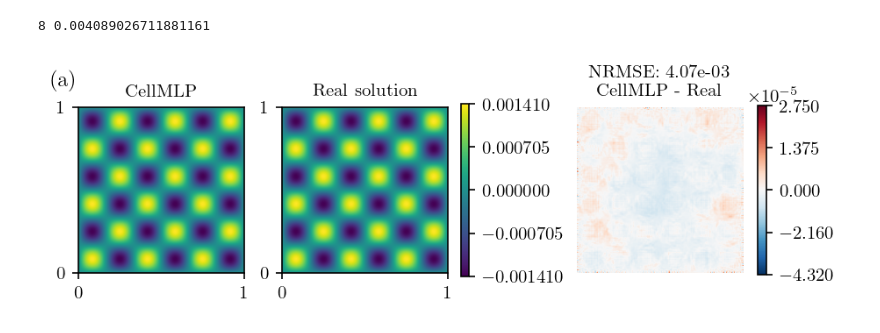
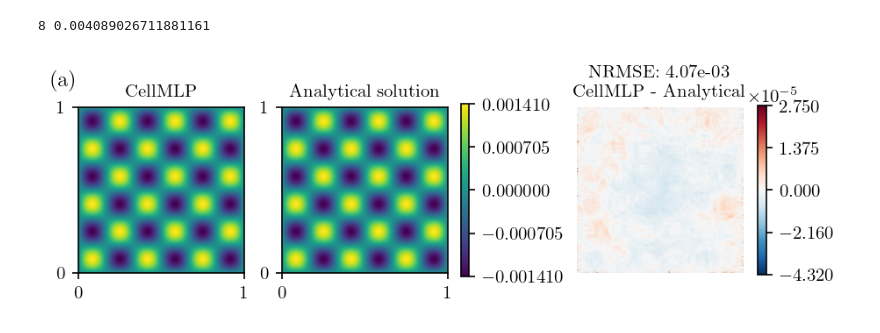
Before and after one commit to YuxiangGao0321/Cell-based-MLP, a Jupyter notebook: main/High_frequency_Poisson/plot_paper.ipynb, the cells around one changed output. Saved outputs shown, nothing was run; the diff lists cells and outputs as text; code cells hidden in the pictures.

```diff
--- a/main/High_frequency_Poisson/plot_paper.ipynb
+++ b/main/High_frequency_Poisson/plot_paper.ipynb
@@ -284,7 +284,7 @@ ax1 = axs[1].imshow(ground_truth,origin = 'lower',interpolation = None,
 vmin=fmin,vmax=fmax)#,cmap = cm.binary)
 axs[1].set_xticks([0,resolution],[xmin,xmax])
 axs[1].set_yticks([0,resolution],[ymin,ymax])
-axs[1].set_title("Real solution", fontsize=fs)
+axs[1].set_title("Analytical solution", fontsize=fs)
 plt.colorbar(ax1,ticks=ct, ax=axs[1], fraction=0.052)
 # plt.axis('off')
 
@@ -299,32 +299,32 @@ if fmin<-eps and fmax>eps:
 else:
     interval = (fmax-fmin)/4
     ct = (fmin, fmin + interval, fmin + 2*interval, fmin + 3*interval, fmax)
 ax2 = axs[2].imshow(diff,origin = 'lower',norm=colors.TwoSlopeNorm(vcenter=ct[2],vmin = ct[0],vmax = ct[-1]),
             interpolation = None,cmap = cm.RdBu_r)
 for spine in axs[2].spines.values():
     spine.set_linewidth(0.0)
     # spine.set_alpha(0.5)
 # plt.imshow(f_plot,origin = 'lower',interpolation = None)
 # axs[2].set_xticks([0,resolution],[xmin,xmax])
 # axs[2].set_yticks([0,resolution],[ymin,ymax])
 # axs[2].tick_params(axis='both',  # Apply to both x and y axes
 #                which='both',  # Apply to both major and minor ticks
 #                width=0.5)
 
 # plt.title("{} - Real\n(NRMSE: {:.2e})".format(field_name,nrmse))
-axs[2].set_title("NRMSE: {:.2e}\n{} - Real".format(nrmse,field_name), fontsize=fs)
+axs[2].set_title("NRMSE: {:.2e}\n{} - Analytical".format(nrmse,field_name), fontsize=fs)
 color_bar = plt.colorbar(ax2,ticks=ct, ax=axs[2], fraction=0.051)
 formatter = ScalarFormatter(useMathText=True)
 formatter.set_powerlimits((0, 0))
 color_bar.ax.yaxis.set_major_formatter(formatter)
 offset_text = color_bar.ax.yaxis.get_offset_text()
 offset_text.set_visible(True)
 offset_text.set_position((5, 0))  # You can adjust the (3, 0) here
 axs[2].axis('off')
 fig.text(0.00, 0.95, '(a)', fontsize=12, va='top', ha='left')
 # fig.tight_layout()
 plt.savefig(os.path.join(figure_path,"solution_diff_{}.pdf".format(min_file_idx)), dpi=300)
 
 plt.show()
 # %% [output]
-[figure, old version]
+[figure, new version]
```
Also changed, not shown: 24 other files.
